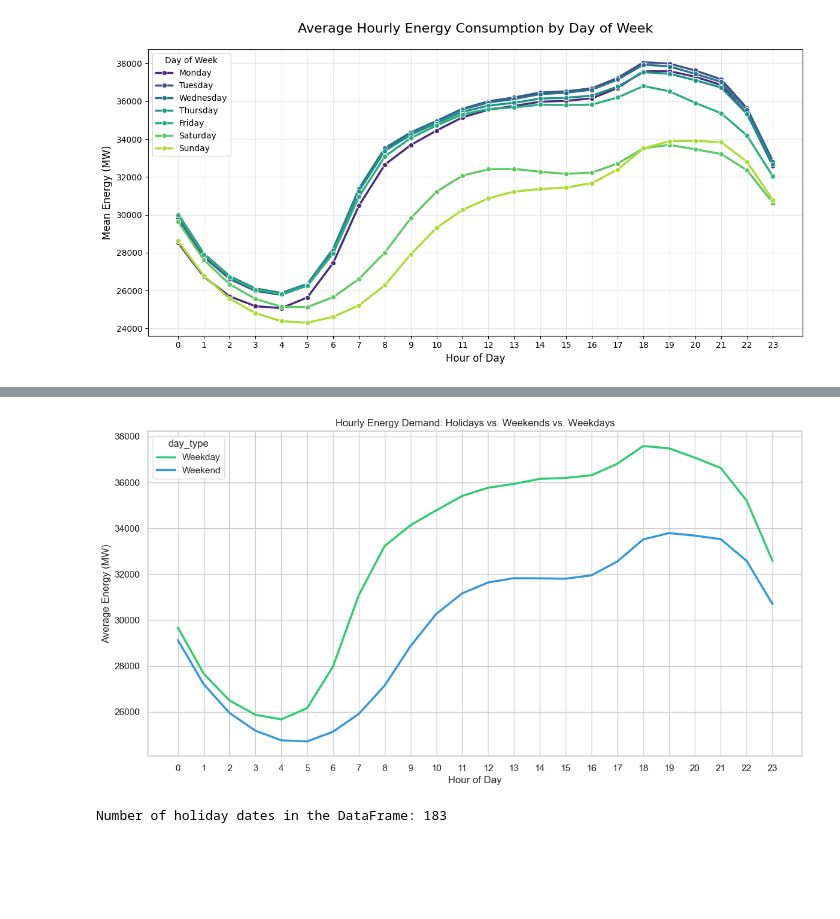
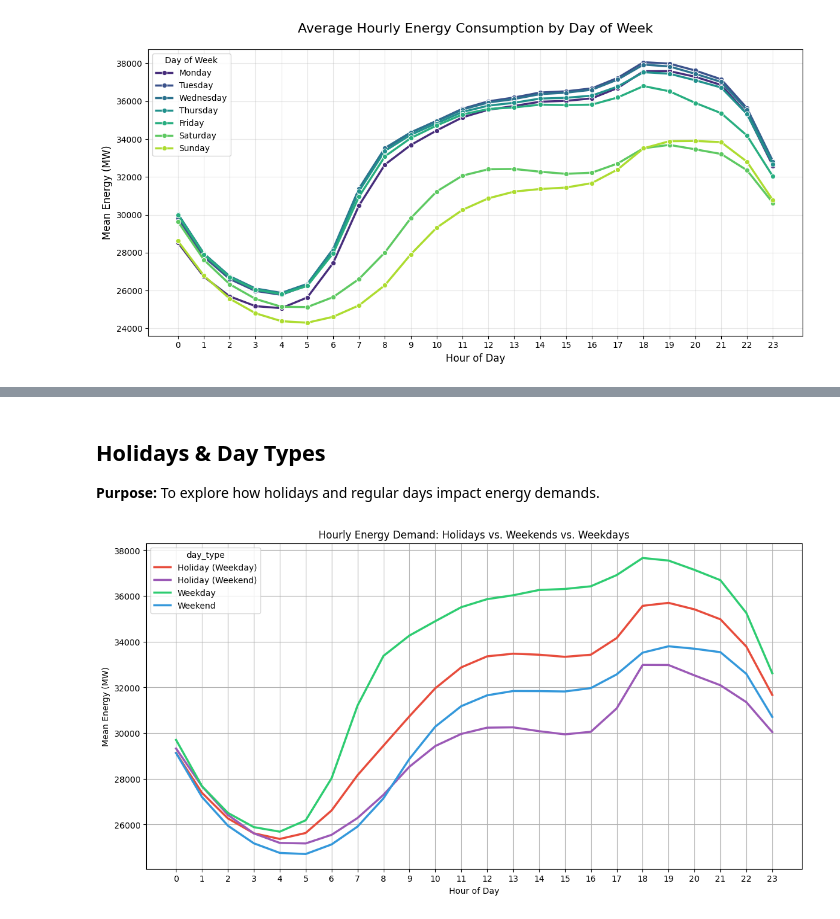
Before and after one commit to frostyy22/energy-forecast, a Jupyter notebook: notebooks/1. analysis.ipynb, the cells around one changed output, grey strips where cells are left out. Cells and saved outputs as stored; diff of their text form; code cells hidden in the pictures; blank space fills up the shorter version.

```diff
--- a/notebooks/1. analysis.ipynb
+++ b/notebooks/1. analysis.ipynb
@@ -7,6 +30,8 @@ import seaborn as sns
 def load_data(path):
     return pd.read_csv(path, parse_dates=["Datetime"], index_col="Datetime")
 # %%
-path = "../data/PJME_hourly.csv"
+path = "data/PJME_hourly.csv"
 df = load_data(path)
+
+display(df.head(), df.tail())
 # %% [output]
@@ -113,6 +174,0 @@ plt.show()
-# %%
-import holidays
-
-us_holidays = holidays.US(years=df.index.year.unique())
-
-df["holiday_dates"] = df[df["Datetime"].apply(lambda d: d in us_holidays)]
@@ -121,52 +187,52 @@ df["holiday_dates"] = df[df["Datetime"].apply(lambda d: d in us_holidays)]
+# %% [markdown]
+## Holidays & Day Types
+
+**Purpose:** To explore how holidays and regular days impact energy demands.
 # %%
 import holidays
 
-# Generate list of US holidays (as datetime.date objects)
+# Create a US holidays dictionary for all years present in your data.
 us_holidays = holidays.US(years=df.index.year.unique())
-holiday_dates = list(us_holidays.keys())
 
-if not isinstance(df.index, pd.DatetimeIndex):
-    df.index = pd.to_datetime(df.index)
+def classify_date(d):
+    # Check if the date is a holiday.
+    is_holiday = d in us_holidays
+    # Weekends: Saturday (5) or Sunday (6)
+    is_weekend = d.weekday() >= 5
+    if is_holiday:
+        return "Holiday (Weekend)" if is_weekend else "Holiday (Weekday)"
+    else:
+        return "Weekend" if is_weekend else "Weekday"
 
-# Create a Series of dates from the index
-index_dates = pd.Series(df.index.date)
+# Create a new column for day type using the index.
+df["day_type"] = df.index.to_series().apply(classify_date)
 
-df["is_holiday"] = index_dates.isin(holiday_dates).astype(int)
+# Create a new column for the hour extracted from the index.
+df["hour"] = df.index.hour
 
-
-df["is_weekend"] = (df.index.dayofweek >= 5).astype(int)
-
-# Classify days into "Holiday (Weekday)", "Holiday (Weekend)", "Weekend", "Weekday"
-df["day_type"] = "Weekday"
-df.loc[df["is_weekend"] == 1, "day_type"] = "Weekend"
-
-holiday_mask = df["is_holiday"] == 1
-df.loc[holiday_mask, "day_type"] = np.where(
-    df.loc[holiday_mask, "is_weekend"] == 1, "Holiday (Weekend)", "Holiday (Weekday)"
-)
-
-# Calculate hourly averages
+# Calculate hourly averages for each day_type.
 hourly_avg = df.groupby(["hour", "day_type"])["PJME_MW"].mean().reset_index()
 
-# Plot
+# Plot the hourly averages with seaborn.
 plt.figure(figsize=(14, 7))
 sns.lineplot(
     data=hourly_avg,
     x="hour",
     y="PJME_MW",
     hue="day_type",
-    palette={"Holiday (Weekday)": "#e74c3c", "Holiday (Weekend)": "#9b59b6", "Weekend": "#3498db", "Weekday": "#2ecc71"},
+    palette={
+        "Holiday (Weekday)": "#e74c3c",
+        "Holiday (Weekend)": "#9b59b6",
+        "Weekend": "#3498db",
+        "Weekday": "#2ecc71"
+    },
     linewidth=2.5
 )
 plt.title("Hourly Energy Demand: Holidays vs. Weekends vs. Weekdays")
 plt.xlabel("Hour of Day")
-plt.ylabel("Average Energy (MW)")
-plt.xticks(range(0, 24))
+plt.ylabel("Mean Energy (MW)")
+plt.xticks(range(24))
+plt.grid()
 plt.show()
 # %% [output]
-[figure, old version]
+[figure, new version]
-# %%
-common_dates = set(df.index.date) & set(holiday_dates)
-print("Number of holiday dates in the DataFrame:", len(common_dates))
-# %% [output]
-Number of holiday dates in the DataFrame: 183
```
Also changed, not shown: parts of 25 cells of this notebook, 55 other files.
